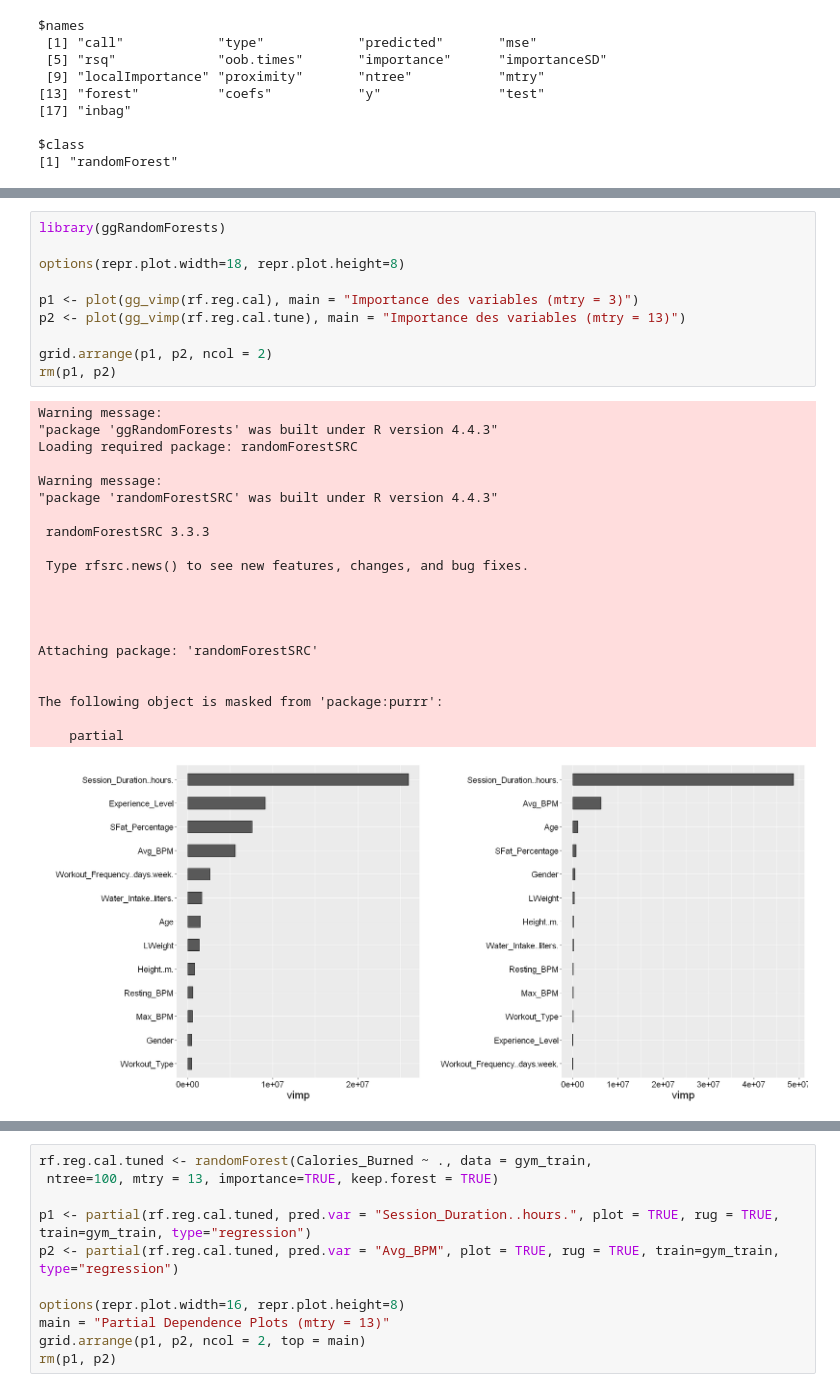
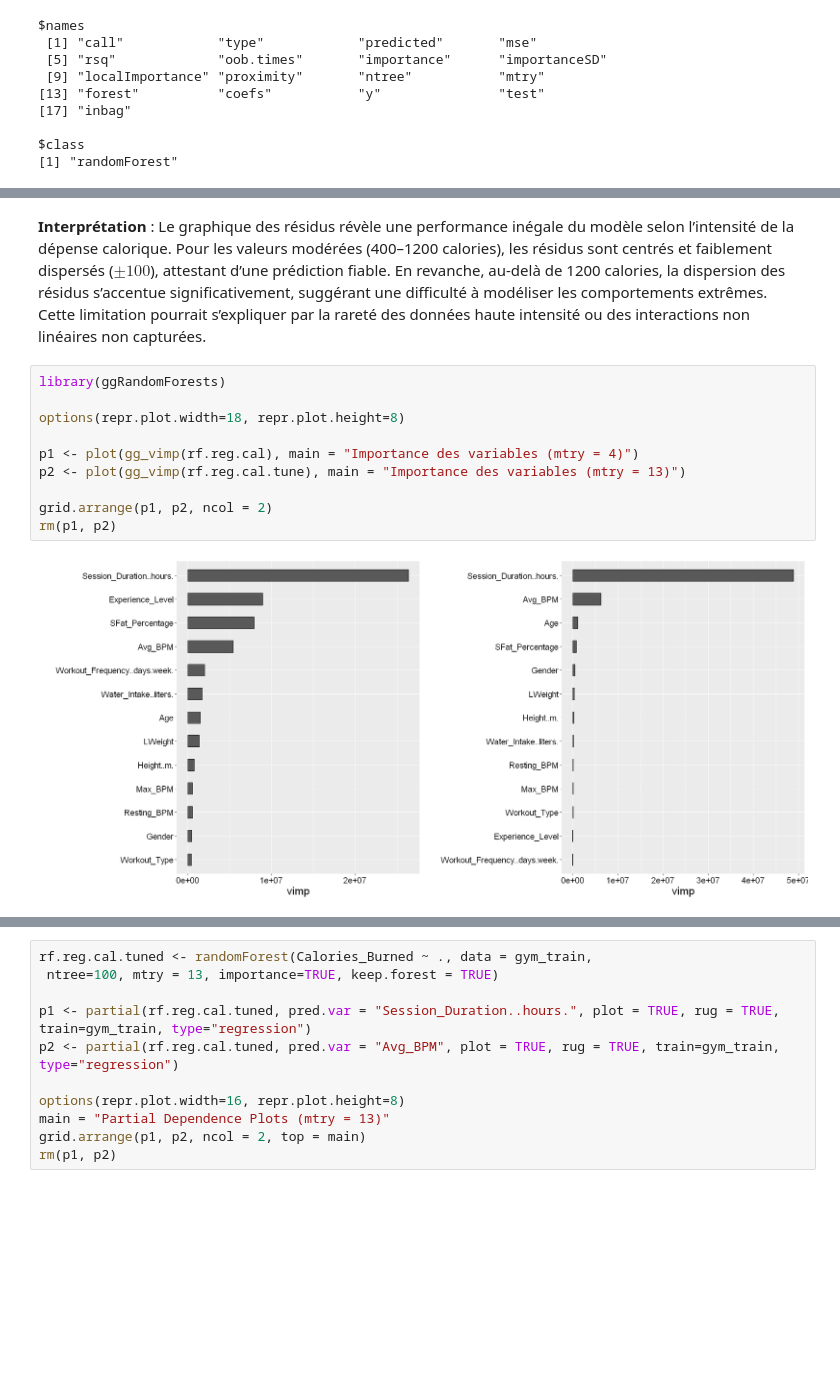
Before and after one commit to Dorianhgn/ProjetML4A, a Jupyter notebook: Calories_Burned/Dorian/R.ipynb, the cells around one changed output, grey strips where cells are left out. Drawn from its saved outputs; the diff is of its cells as text; blank space fills up the shorter version.

```diff
--- a/Calories_Burned/Dorian/R.ipynb
+++ b/Calories_Burned/Dorian/R.ipynb
@@ -738,33 +738,15 @@ gplot.res(fit.rf.cal.tune, res.rf.cal.tune, titre="")
+# %% [markdown]
+**Interprétation** : Le graphique des résidus révèle une performance inégale du modèle selon l’intensité de la dépense calorique. Pour les valeurs modérées (400–1200 calories), les résidus sont centrés et faiblement dispersés ($\pm 100$), attestant d’une prédiction fiable. En revanche, au-delà de 1200 calories, la dispersion des résidus s’accentue significativement, suggérant une difficulté à modéliser les comportements extrêmes. Cette limitation pourrait s’expliquer par la rareté des données haute intensité ou des interactions non linéaires non capturées.
 # %%
 library(ggRandomForests)
 
 options(repr.plot.width=18, repr.plot.height=8)
 
-p1 <- plot(gg_vimp(rf.reg.cal), main = "Importance des variables (mtry = 3)")
+p1 <- plot(gg_vimp(rf.reg.cal), main = "Importance des variables (mtry = 4)")
 p2 <- plot(gg_vimp(rf.reg.cal.tune), main = "Importance des variables (mtry = 13)")
 
 grid.arrange(p1, p2, ncol = 2)
 rm(p1, p2)
 # %% [output]
-Warning message:
-"package 'ggRandomForests' was built under R version 4.4.3"
-Loading required package: randomForestSRC
-
-Warning message:
-"package 'randomForestSRC' was built under R version 4.4.3"
-
- randomForestSRC 3.3.3
-
- Type rfsrc.news() to see new features, changes, and bug fixes.
-
-
-
-
-Attaching package: 'randomForestSRC'
-
-
-The following object is masked from 'package:purrr':
-
-    partial
-[figure, old version]
+[figure, new version]
 # %% [markdown]
```
Also changed, not shown: parts of 18 cells of this notebook.
